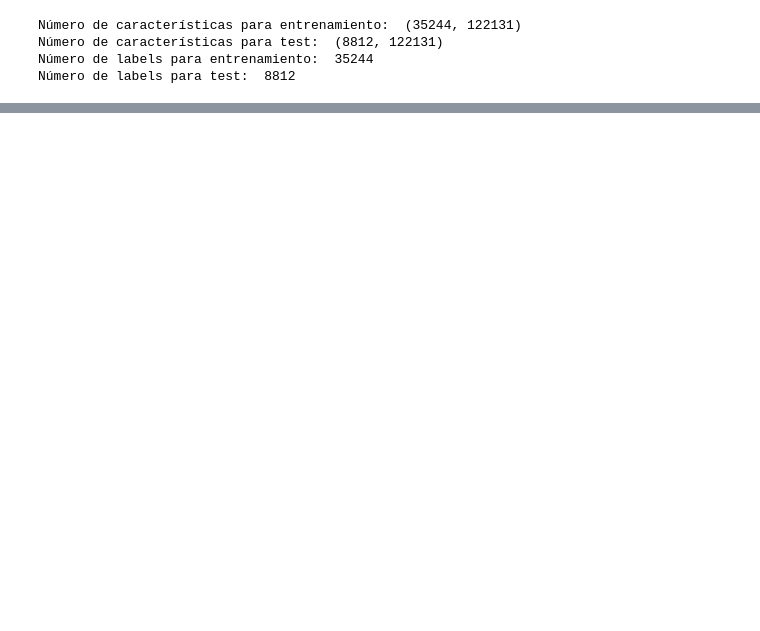
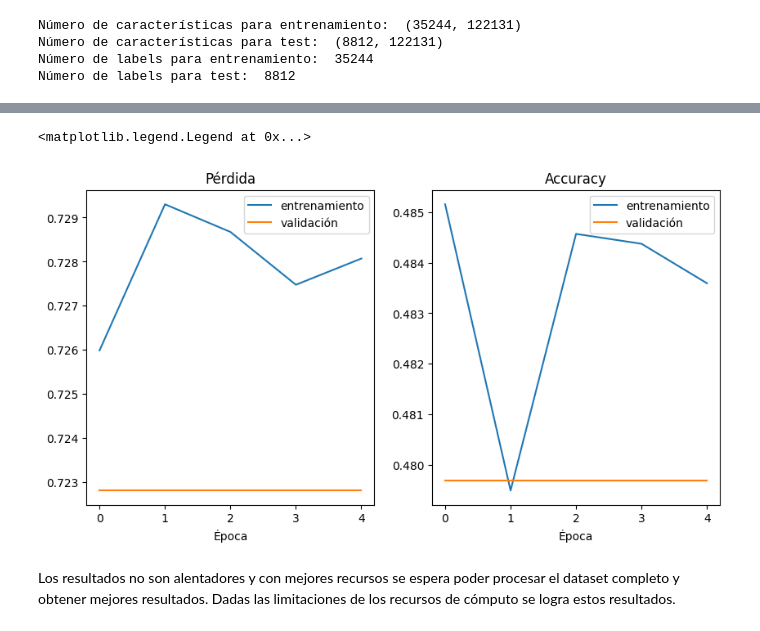
Before and after one commit to mkruiz/ProyectoUNAL, a Jupyter notebook: scripts/training/training.ipynb, the cells around one changed output, grey strips where cells are left out. Cells and saved outputs as stored; diff of their text form; code cells hidden in the pictures; blank space fills up the shorter version.

```diff
--- a/scripts/training/training.ipynb
+++ b/scripts/training/training.ipynb
@@ -315,0 +570,22 @@ array([0])
+# %%
+# Dado los resultados de este modelo se ajusta hiperparámetros
+# Se decide monitorear la la métrica de accuracy en validación
+# Callback / checkpoint
+checkpoint = tf.keras.callbacks.ModelCheckpoint(
+                  filepath='best_weights_final.h5', # Path del archivo donde se guardarán los pesos o el modelo.
+                  monitor="val_accuracy",              # La métrica que se va a monitorear.
+                  mode="max",                 # Se quiere guardar el modelo que reporte el accuracy máximo: max.
+                  save_best_only=True,        # Si se define True, entonces solo se guarda el mejor modelo.
+                  save_weights_only=True      # Si se define True, solo se guardan los pesos, no la arquitectura.
+              )
+
+# Callback / stopping
+stopping = tf.keras.callbacks.EarlyStopping(
+                monitor="val_accuracy",    # La métrica que se va a monitorear.
+                patience=3,               # Si después de # epochs la métrica no mejora, se detiene el entrenamiento.
+                mode="max",               # Se quiere guardar el modelo que reporte el accuracy máximo: max.
+                restore_best_weights=True # Si True, automaticamente se cargan al modelo los mejores pesos.
+            )
+# %%
+# Obteniendo la representación de la variable objetivo
+labels_train_cate = tf.keras.utils.to_categorical(label_final_train)
@@ -315,0 +606,9 @@ array([0])
+# %%
+# Entrenamos
+history = model_final.fit(dict(tokenized_data_train),
+                    labels_train_cate,
+                    epochs = 5,            # Entrenamos por pocas epochs
+                    batch_size=1000,
+                    validation_split = 0.2, # Usamos el 20% del dataset como conjunto de validación
+                    callbacks=[stopping],
+                    verbose = 1)
@@ -315,0 +626,17 @@ array([0])
+# %%
+# Visualización de la función de pérdida y Accuracy
+import matplotlib.pyplot as plt
+plt.figure(figsize=(10,5))
+plt.subplot(121)
+plt.plot(history.history["loss"], label="entrenamiento")
+plt.plot(history.history["val_loss"], label="validación")
+plt.title("Pérdida"); plt.xlabel("Época"); plt.legend()
+plt.subplot(122)
+plt.plot(history.history["accuracy"], label="entrenamiento")
+plt.plot(history.history["val_accuracy"], label="validación")
+plt.title("Accuracy"); plt.xlabel("Época"); plt.legend()
+# %% [output]
+<matplotlib.legend.Legend at 0x...>
+[figure, added]
+# %% [markdown]
+Los resultados no son alentadores y con mejores recursos se espera poder procesar el dataset completo y obtener mejores resultados. Dadas las limitaciones de los recursos de cómputo se logra estos resultados.
```
Also changed, not shown: parts of 90 cells of this notebook, 2 other files.
